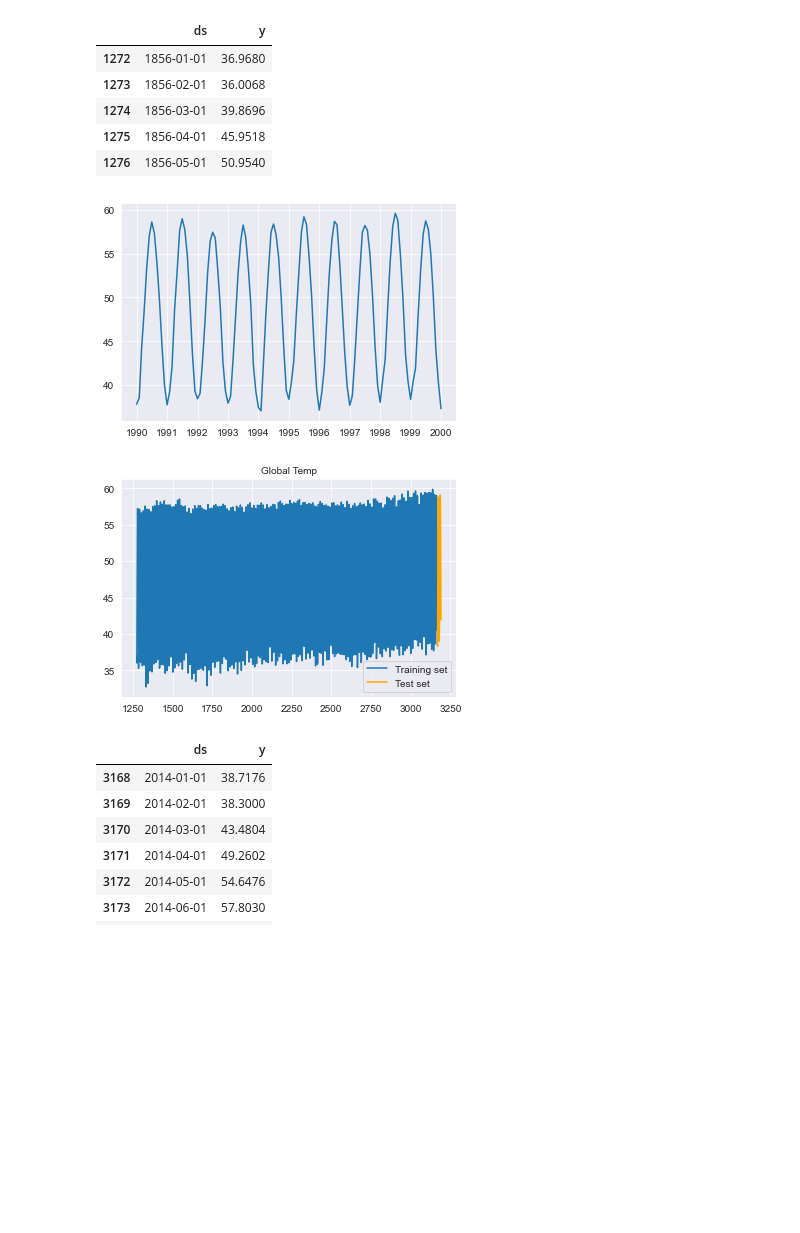
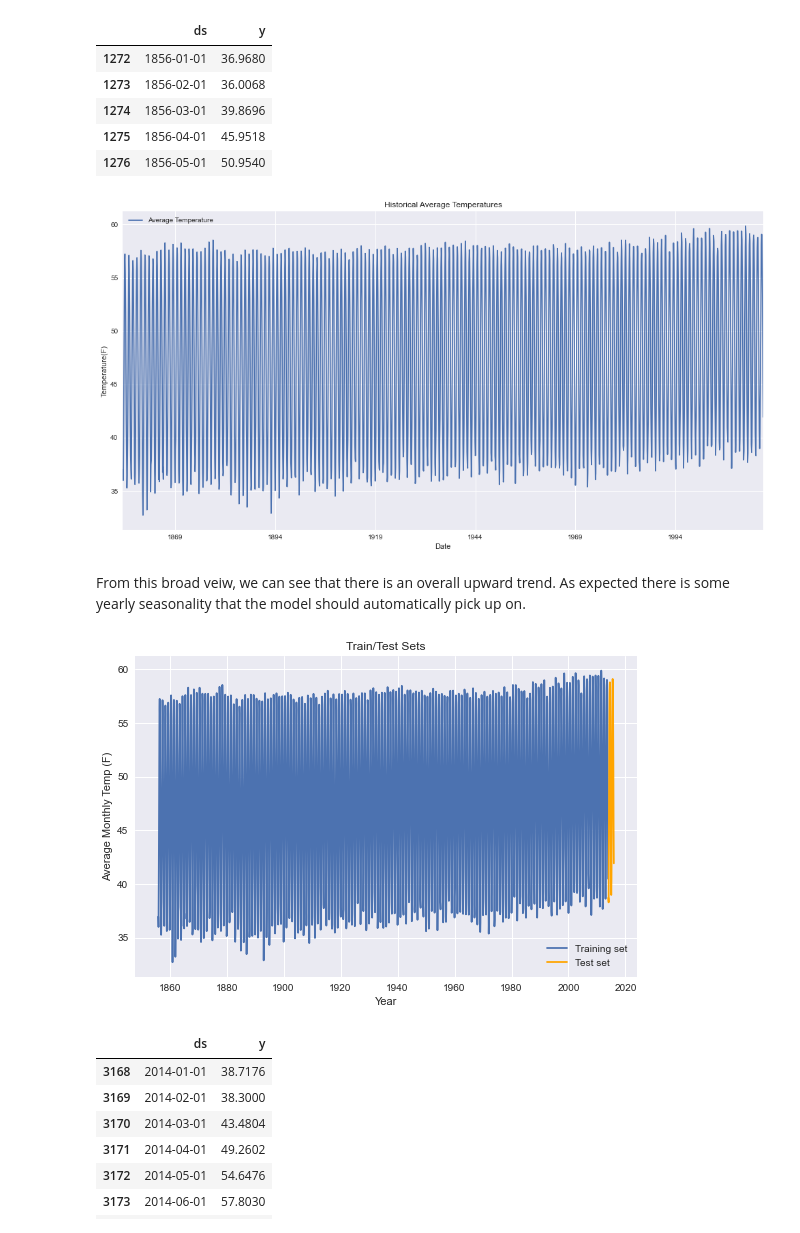
Before and after one commit to cmhollman/Capstone_Project, a Jupyter notebook: Global_Temp_Project.ipynb, the cells around one changed output. Cells and saved outputs as stored; diff of their text form; code cells hidden in the pictures; blank space fills up the shorter version.

```diff
--- a/Global_Temp_Project.ipynb
+++ b/Global_Temp_Project.ipynb
@@ -10,8 +10,8 @@ The goal of this project is to study the trends of our global climate. This will
 # %%
 import pandas as pd
 import matplotlib.pyplot as plt
-%matplotlib inline
 from matplotlib.pylab import rcParams
+plt.style.use('seaborn')
 import seaborn as sns
 sns.set_style('darkgrid')
 import datetime
@@ -134,21 +139,27 @@ X = temp_1990_2000['ds']
 y = temp_1990_2000['y']
 # %%
 pd.plotting.register_matplotlib_converters()
-ax = plt.plot(X,y)
-plt.show()
+ax = ts.set_index('ds').plot(figsize=(15, 8))
+ax.set_title('Historical Average Temperatures')
+ax.set_ylabel('Temperature(F)')
+ax.set_xlabel('Date')
+ax.legend(['Average Temperature']);
 # %% [output]
-[figure, old version]
+[figure, new version]
+# %% [markdown]
+From this broad veiw, we can see that there is an overall upward trend. As expected there is some yearly seasonality that the model should automatically pick up on.
 # %%
 #splitting off last 2 years of data as a test set
-test_size = 24
 
-ts_train = ts[:-test_size]
-ts_test = ts[-test_size:]
+ts_train = ts[ts['ds'] < pd.Timestamp('2014-01-01')]
+ts_test = ts[ts['ds'] >= pd.Timestamp('2014-01-01')]
 
-plt.title('Global Temp', size=10)
-plt.plot(ts_train['y'], label='Training set')
-plt.plot(ts_test['y'], label='Test set', color='orange')
+plt.title('Train/Test Sets', size=12)
+plt.plot(ts_train['ds'], ts_train['y'], label='Training set')
+plt.plot(ts_test['ds'], ts_test['y'], label='Test set', color='orange')
+plt.xlabel('Year')
+plt.ylabel('Average Monthly Temp (F)')
 plt.legend();
 # %% [output]
-[figure, old version]
+[figure, new version]
 # %%
```
Also changed, not shown: parts of 27 cells of this notebook.
